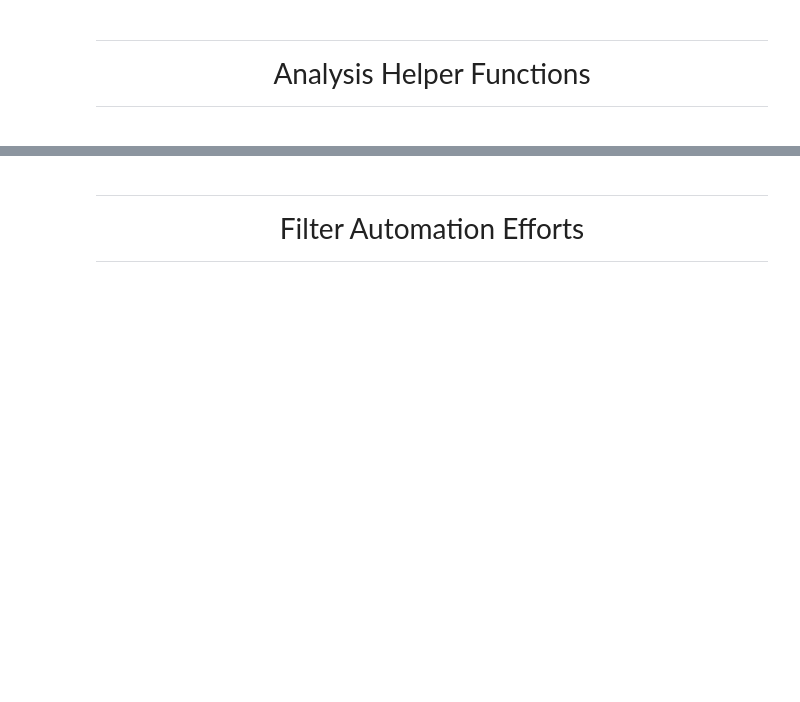
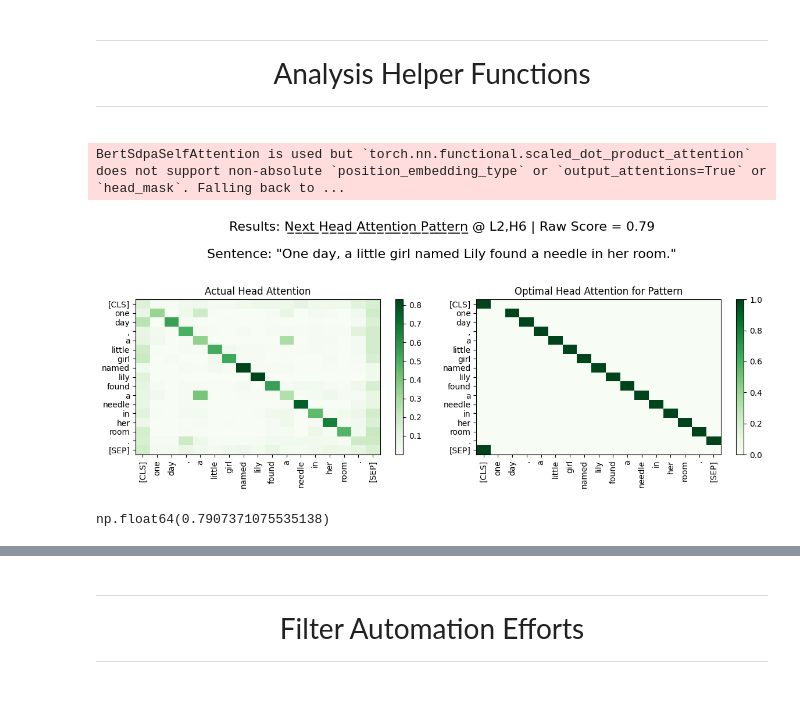
Before and after one commit to AmiriHayes/LLM-Interpretability, a Jupyter notebook: interpretability.ipynb, the cells around one changed output, grey strips where cells are left out. Cells and saved outputs as stored; diff of their text form; code cells hidden in the pictures; blank space fills up the shorter version.

```diff
--- a/interpretability.ipynb
+++ b/interpretability.ipynb
@@ -233,7 +239,9 @@ def score_prediction(torch_model: PreTrainedModel, torch_tokenizer: PreTrainedTo
             att, pred_att = vector_att.copy(), vector_pred_att.copy()
         else:
             att = torch_model(**tokens, output_attentions=True).attentions[layer][0, head].detach().numpy()
-            name, pred_att = pattern(sentence_1, torch_tokenizer)
+            if pattern.__name__ == "linear_fit":
+                name, pred_att = pattern(sentence_1, torch_tokenizer, idx=0)
+            else: name, pred_att = pattern(sentence_1, torch_tokenizer)
 
     if distance == "raw":
         score = np.abs(att - pred_att).sum()
@@ -365,28 +393,32 @@ print(len(prompts), "relevant prompts loaded from math problems dataset.")
 # %%
 # ANALYZE PATTERN AT LAYER AND HEAD
 
 sentence = "The quick brown fox jumps over the lazy dog."
 sentence = "Hi. How are you? I'm fine! Thanks. Bye, see you tomorrow."
 sentence = "I like apples and I like bananas. I like apples more though."
 
 models = ["bert-base-uncased", "openai-community/gpt2", "google-t5/t5-small", "Meta-Llama-3.1-8B-Instruct"]
 
 i = 0
 name = models[i]
 
 if i in [0,1,2]: # small models ( <400M Params )
     tokenizer = AutoTokenizer.from_pretrained(name)
     model = AutoModel.from_pretrained(name, output_attentions=True)
     model.eval()
 
 elif i == 3: # big model & cot ( 8B Params, Load from Compute Node )
     tokenizer = AutoTokenizer.from_pretrained("/raid/lingo/models/Meta-Llama-3.1-8B-Instruct/")
     model = AutoModelForCausalLM.from_pretrained("/raid/lingo/models/Meta-Llama-3.1-8B-Instruct/")
     model.eval()
 
     prompt_num = 0
     sentence = prompts[prompt_num][0]  # Use the prompt's first sentence (no hint)
     sentence_with_hint = prompts[prompt_num][1]  # Use prompt's second sentence (hint)
 
 layer, head = 2, 6
-score_prediction(model, tokenizer, (layer, head), previous_attention, sentence, distance="jsd", output=True)
+score_prediction(model, tokenizer, (layer, head), next_attention, sentences[0], distance="jsd", output=True)
+# %% [output]
+BertSdpaSelfAttention is used but `torch.nn.functional.scaled_dot_product_attention` does not support non-absolute `position_embedding_type` or `output_attentions=True` or `head_mask`. Falling back to ...
+[figure, added]
+np.float64(0.7907371075535138)
```
Also changed, not shown: parts of 12 cells of this notebook, 1 other file.
